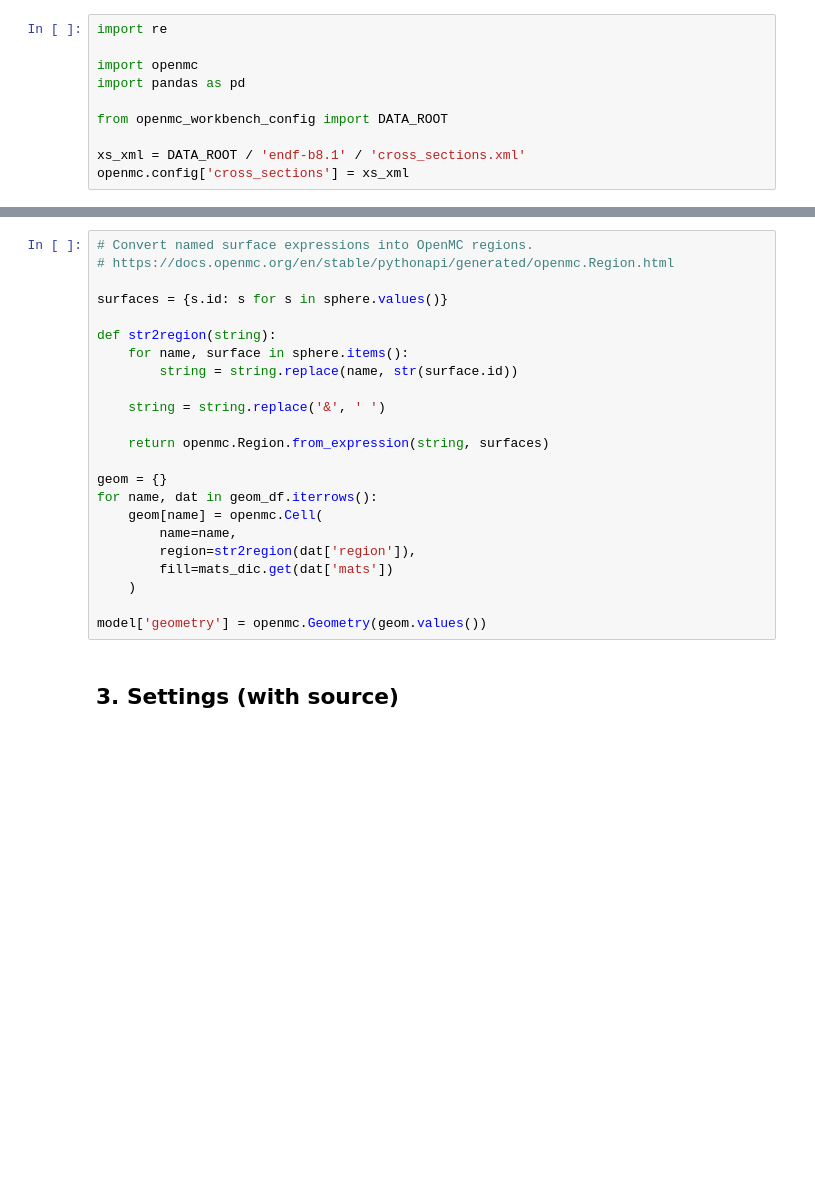
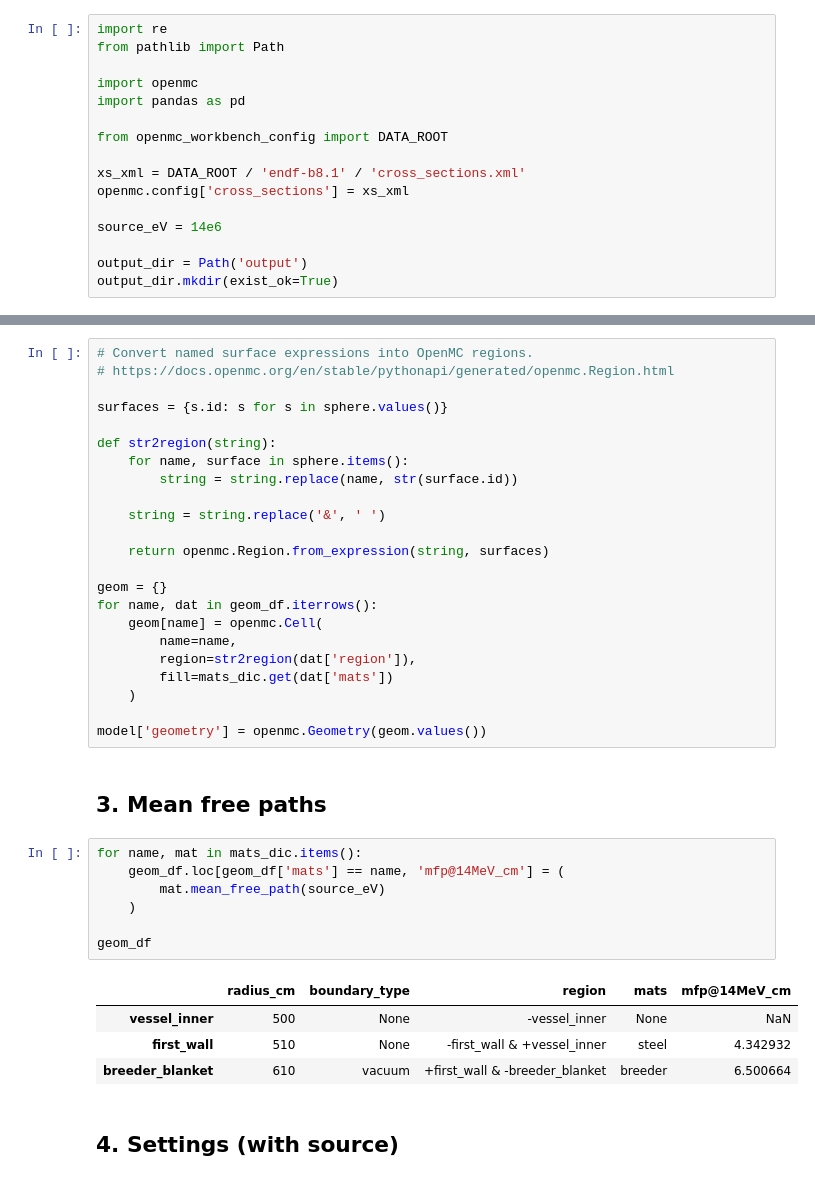
Before and after one commit to marypwchin/openmc-workbench, a Jupyter notebook: 2_first_simulations/2_0_tritium_production_PbLi_concentric_spheres.ipynb, the cells around one changed output, grey strips where cells are left out. Saved outputs shown, nothing was run; the diff lists cells and outputs as text; blank space fills up the shorter version.

```diff
--- a/2_first_simulations/2_0_tritium_production_PbLi_concentric_spheres.ipynb
+++ b/2_first_simulations/2_0_tritium_production_PbLi_concentric_spheres.ipynb
@@ -23,6 +25,7 @@ Following a data-science-oriented approach, material compositions and geometric
 The example originated from the [Fusion Energy Neutronics Workshop](https://github.com/fusion-energy/neutronics-workshop/blob/main/tasks/task_05_CSG_cell_tally_TBR/1_example_tritium_production.ipynb), although the original code has since been extensively reworked—perhaps beyond recognition.
 # %%
 import re
+from pathlib import Path
 
 import openmc
 import pandas as pd
@@ -31,3 +34,8 @@ from openmc_workbench_config import DATA_ROOT
 
 xs_xml = DATA_ROOT / 'endf-b8.1' / 'cross_sections.xml'
 openmc.config['cross_sections'] = xs_xml
+
+source_eV = 14e6
+
+output_dir = Path('output')
+output_dir.mkdir(exist_ok=True)
@@ -136,8 +157,22 @@ for name, dat in geom_df.iterrows():
     )
 
 model['geometry'] = openmc.Geometry(geom.values())
+# %% [markdown]
+## 3. Mean free paths
+# %%
+for name, mat in mats_dic.items():
+    geom_df.loc[geom_df['mats'] == name, 'mfp@14MeV_cm'] = (
+        mat.mean_free_path(source_eV)
+    )
+
+geom_df
+# %% [output]
+|  | radius_cm | boundary_type | region | mats | mfp@14MeV_cm |
+| vessel_inner | 500 | None | -vessel_inner | None | NaN |
+| first_wall | 510 | None | -first_wall & +vessel_inner | steel | 4.342932 |
+| breeder_blanket | 610 | vacuum | +first_wall & -breeder_blanket | breeder | 6.500664 |
 # %% [markdown]
-## 3. Settings (with source)
+## 4. Settings (with source)
 # %%
 model['settings'] = openmc.Settings()
 model['settings'].batches = 10
```
Also changed, not shown: parts of 15 cells of this notebook, 5 other files.
